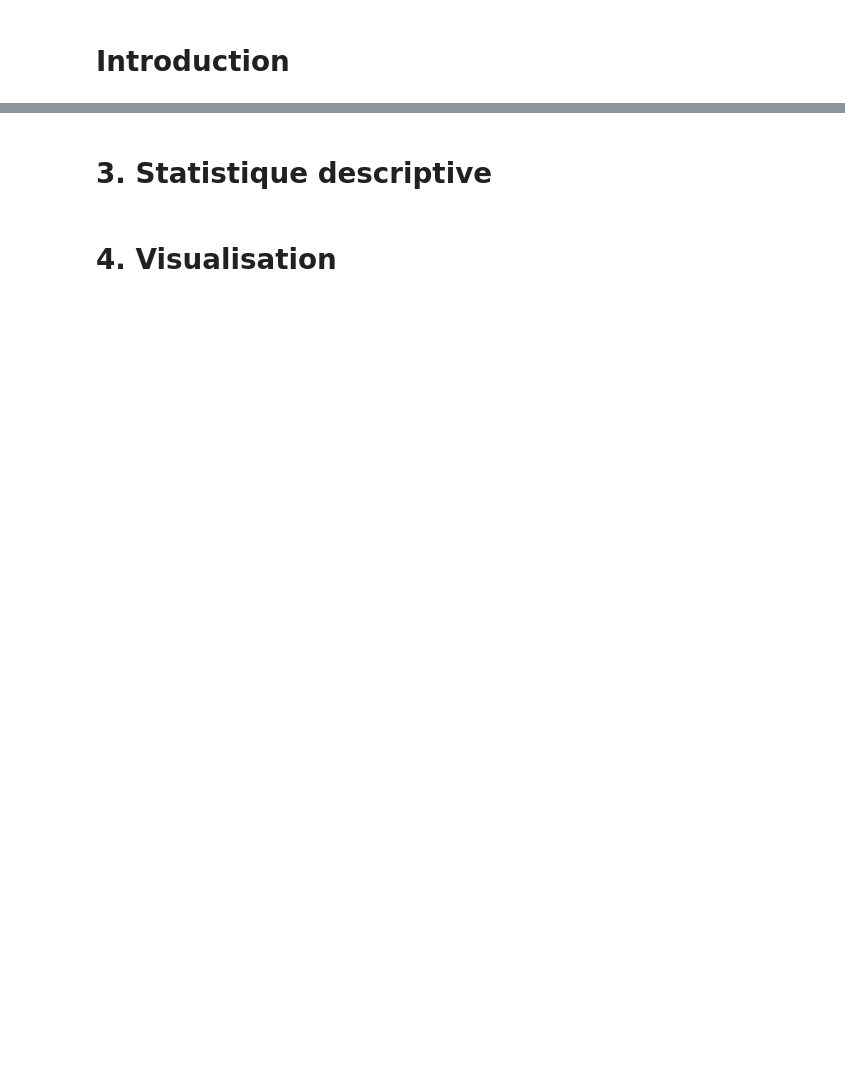
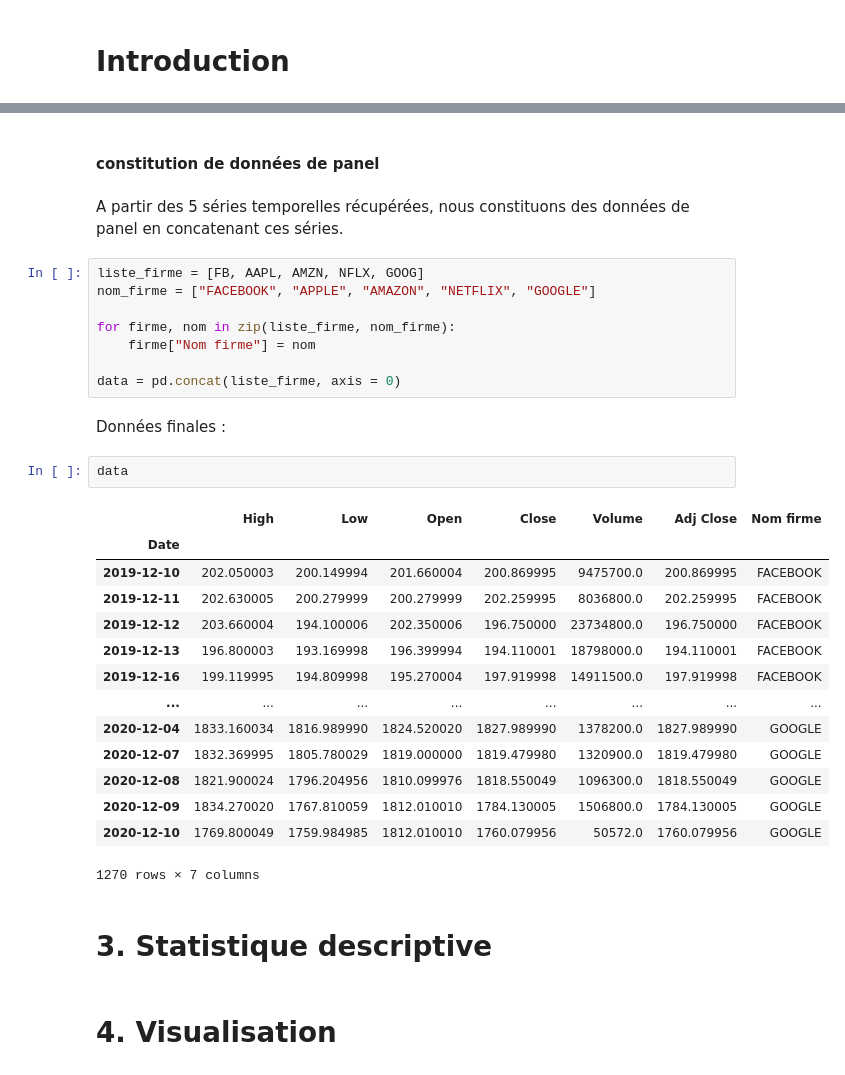
Before and after one commit to lasme-ephrem/pythonproject2a, a Jupyter notebook: notebook_projet_python_lasme_new.ipynb, the cells around one changed output, grey strips where cells are left out. Cells and saved outputs as stored; diff of their text form; blank space fills up the shorter version.

```diff
--- a/notebook_projet_python_lasme_new.ipynb
+++ b/notebook_projet_python_lasme_new.ipynb
@@ -9,3 +92,34 @@
+# %% [markdown]
+#### constitution de données de panel
+# %% [markdown]
+A partir des 5 séries temporelles récupérées, nous constituons des données de panel en concatenant ces séries.
+# %%
+liste_firme = [FB, AAPL, AMZN, NFLX, GOOG]
+nom_firme = ["FACEBOOK", "APPLE", "AMAZON", "NETFLIX", "GOOGLE"]
+
+for firme, nom in zip(liste_firme, nom_firme):
+    firme["Nom firme"] = nom
+
+data = pd.concat(liste_firme, axis = 0)
+# %% [markdown]
+Données finales :
+# %%
+data
+# %% [output]
+|  | High | Low | Open | Close | Volume | Adj Close | Nom firme |
+| Date |  |  |  |  |  |  |  |
+| 2019-12-10 | 202.050003 | 200.149994 | 201.660004 | 200.869995 | 9475700.0 | 200.869995 | FACEBOOK |
+| 2019-12-11 | 202.630005 | 200.279999 | 200.279999 | 202.259995 | 8036800.0 | 202.259995 | FACEBOOK |
+| 2019-12-12 | 203.660004 | 194.100006 | 202.350006 | 196.750000 | 23734800.0 | 196.750000 | FACEBOOK |
+| 2019-12-13 | 196.800003 | 193.169998 | 196.399994 | 194.110001 | 18798000.0 | 194.110001 | FACEBOOK |
+| 2019-12-16 | 199.119995 | 194.809998 | 195.270004 | 197.919998 | 14911500.0 | 197.919998 | FACEBOOK |
+| ... | ... | ... | ... | ... | ... | ... | ... |
+| 2020-12-04 | 1833.160034 | 1816.989990 | 1824.520020 | 1827.989990 | 1378200.0 | 1827.989990 | GOOGLE |
+| 2020-12-07 | 1832.369995 | 1805.780029 | 1819.000000 | 1819.479980 | 1320900.0 | 1819.479980 | GOOGLE |
+| 2020-12-08 | 1821.900024 | 1796.204956 | 1810.099976 | 1818.550049 | 1096300.0 | 1818.550049 | GOOGLE |
+| 2020-12-09 | 1834.270020 | 1767.810059 | 1812.010010 | 1784.130005 | 1506800.0 | 1784.130005 | GOOGLE |
+| 2020-12-10 | 1769.800049 | 1759.984985 | 1812.010010 | 1760.079956 | 50572.0 | 1760.079956 | GOOGLE |
+1270 rows × 7 columns
 # %% [markdown]
 # 3. Statistique descriptive
 # %% [markdown]
```
Also changed, not shown: parts of 16 cells of this notebook, 2 other files.
